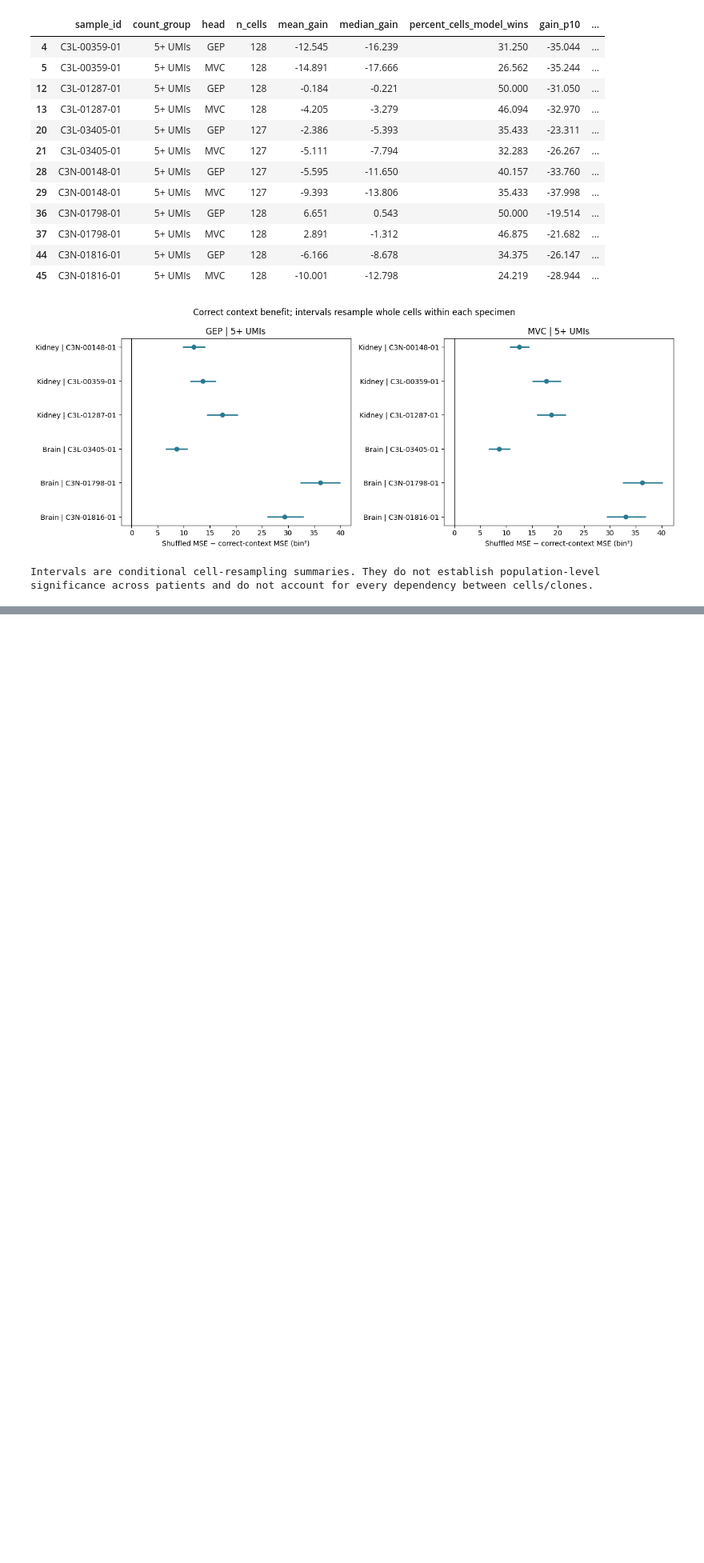
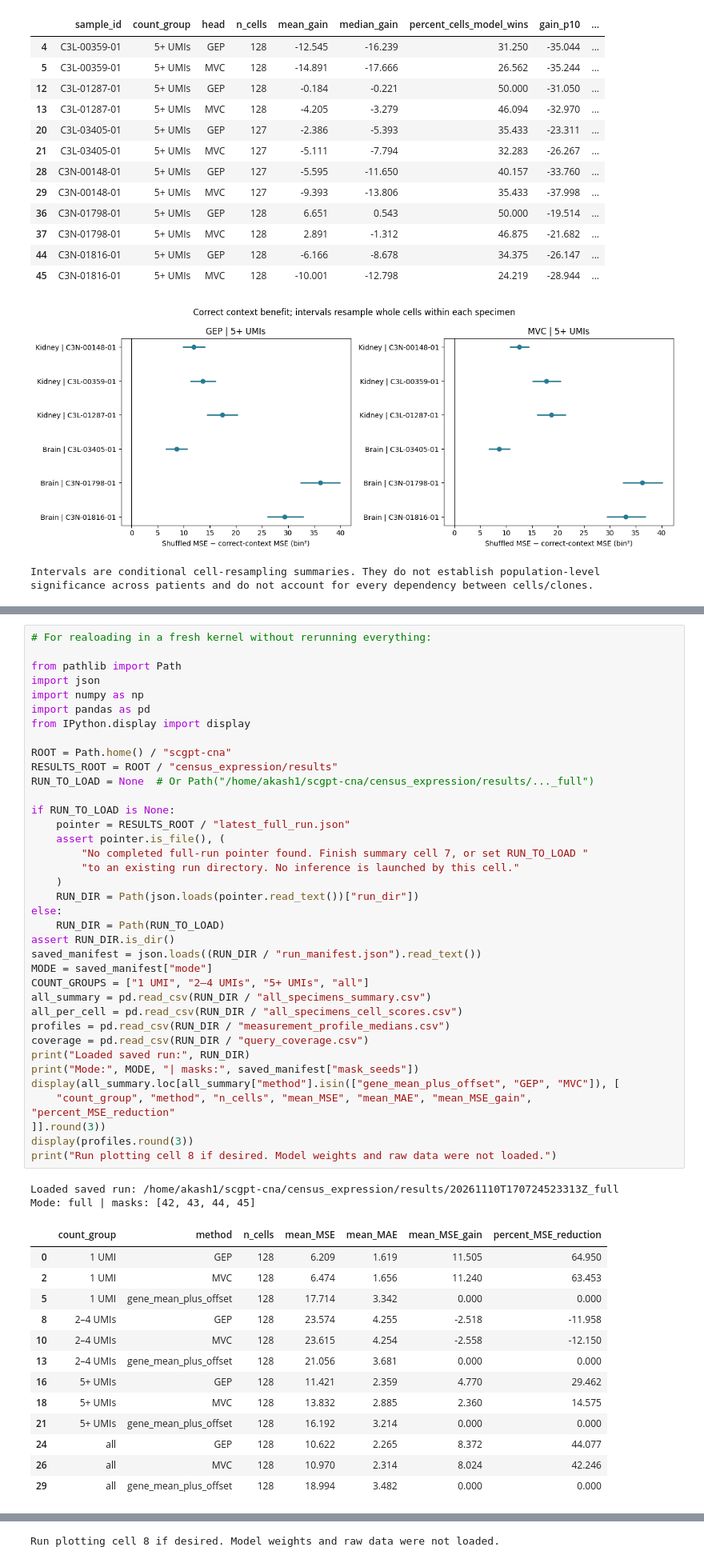
Before and after one commit to AkashPrasad2/scgpt-cna, a Jupyter notebook: notebooks/05-scGPT_benchmarking.ipynb, the cells around one changed output, grey strips where cells are left out. Shown at 80% size. Saved outputs shown, nothing was run; the diff lists cells and outputs as text; blank space fills up the shorter version.

```diff
--- a/notebooks/05-scGPT_benchmarking.ipynb
+++ b/notebooks/05-scGPT_benchmarking.ipynb
@@ -2566,0 +3278,53 @@ significance across patients and do not account for every dependency between cel
+# %%
+# For realoading in a fresh kernel without rerunning everything:
+
+from pathlib import Path
+import json
+import numpy as np
+import pandas as pd
+from IPython.display import display
+
+ROOT = Path.home() / "scgpt-cna"
+RESULTS_ROOT = ROOT / "census_expression/results"
+RUN_TO_LOAD = None  # Or Path("/home/akash1/scgpt-cna/census_expression/results/..._full")
+
+if RUN_TO_LOAD is None:
+    pointer = RESULTS_ROOT / "latest_full_run.json"
+    assert pointer.is_file(), (
+        "No completed full-run pointer found. Finish summary cell 7, or set RUN_TO_LOAD "
+        "to an existing run directory. No inference is launched by this cell."
+    )
+    RUN_DIR = Path(json.loads(pointer.read_text())["run_dir"])
+else:
+    RUN_DIR = Path(RUN_TO_LOAD)
+assert RUN_DIR.is_dir()
+saved_manifest = json.loads((RUN_DIR / "run_manifest.json").read_text())
+MODE = saved_manifest["mode"]
+COUNT_GROUPS = ["1 UMI", "2–4 UMIs", "5+ UMIs", "all"]
+all_summary = pd.read_csv(RUN_DIR / "all_specimens_summary.csv")
+all_per_cell = pd.read_csv(RUN_DIR / "all_specimens_cell_scores.csv")
+profiles = pd.read_csv(RUN_DIR / "measurement_profile_medians.csv")
+coverage = pd.read_csv(RUN_DIR / "query_coverage.csv")
+print("Loaded saved run:", RUN_DIR)
+print("Mode:", MODE, "| masks:", saved_manifest["mask_seeds"])
+display(all_summary.loc[all_summary["method"].isin(["gene_mean_plus_offset", "GEP", "MVC"]), [
+    "count_group", "method", "n_cells", "mean_MSE", "mean_MAE", "mean_MSE_gain", "percent_MSE_reduction"
+]].round(3))
+display(profiles.round(3))
+print("Run plotting cell 8 if desired. Model weights and raw data were not loaded.")
+# %% [output]
+Loaded saved run: /home/akash1/scgpt-cna/census_expression/results/20261110T170724523313Z_full
+Mode: full | masks: [42, 43, 44, 45]
+|  | count_group | method | n_cells | mean_MSE | mean_MAE | mean_MSE_gain | percent_MSE_reduction |
+| 0 | 1 UMI | GEP | 128 | 6.209 | 1.619 | 11.505 | 64.950 |
+| 2 | 1 UMI | MVC | 128 | 6.474 | 1.656 | 11.240 | 63.453 |
+| 5 | 1 UMI | gene_mean_plus_offset | 128 | 17.714 | 3.342 | 0.000 | 0.000 |
+| 8 | 2–4 UMIs | GEP | 128 | 23.574 | 4.255 | -2.518 | -11.958 |
+| 10 | 2–4 UMIs | MVC | 128 | 23.615 | 4.254 | -2.558 | -12.150 |
+| 13 | 2–4 UMIs | gene_mean_plus_offset | 128 | 21.056 | 3.681 | 0.000 | 0.000 |
+| 16 | 5+ UMIs | GEP | 128 | 11.421 | 2.359 | 4.770 | 29.462 |
+| 18 | 5+ UMIs | MVC | 128 | 13.832 | 2.885 | 2.360 | 14.575 |
+| 21 | 5+ UMIs | gene_mean_plus_offset | 128 | 16.192 | 3.214 | 0.000 | 0.000 |
+| 24 | all | GEP | 128 | 10.622 | 2.265 | 8.372 | 44.077 |
+| 26 | all | MVC | 128 | 10.970 | 2.314 | 8.024 | 42.246 |
+| 29 | all | gene_mean_plus_offset | 128 | 18.994 | 3.482 | 0.000 | 0.000 |
@@ -2566,0 +3334 @@ significance across patients and do not account for every dependency between cel
+Run plotting cell 8 if desired. Model weights and raw data were not loaded.
```
Also changed, not shown: parts of 12 cells of this notebook.
